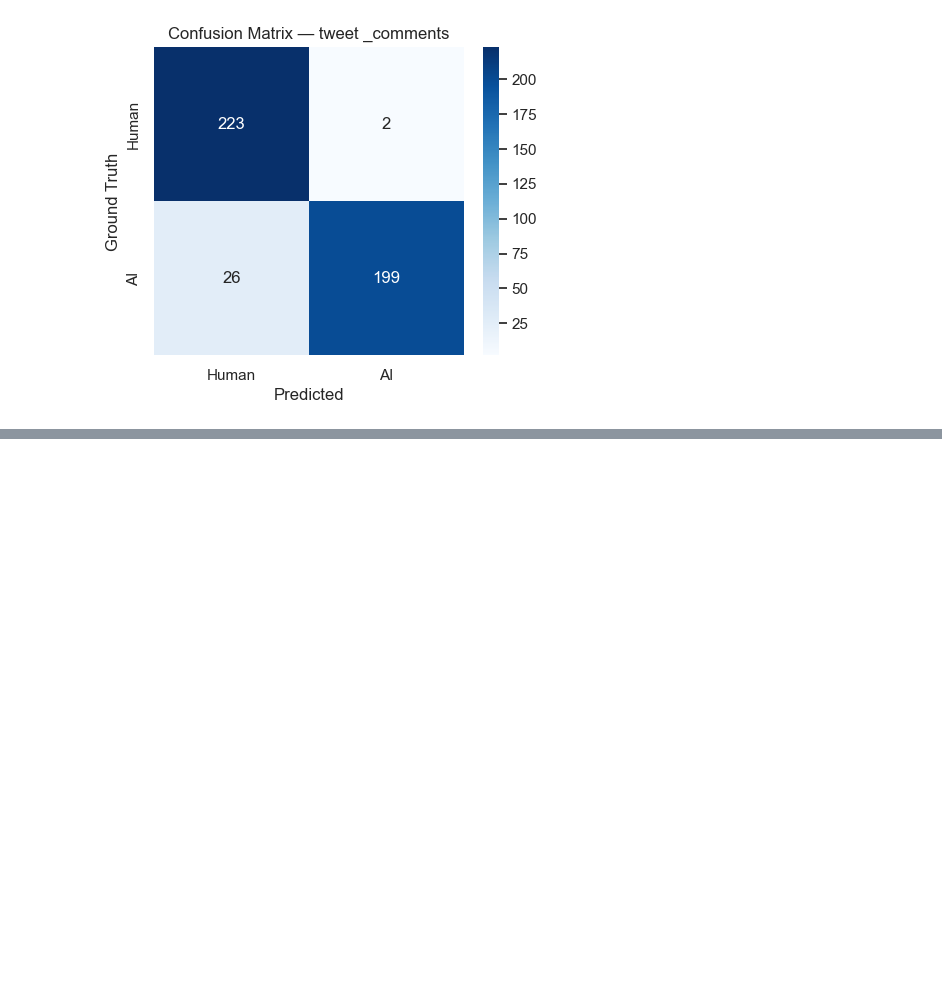
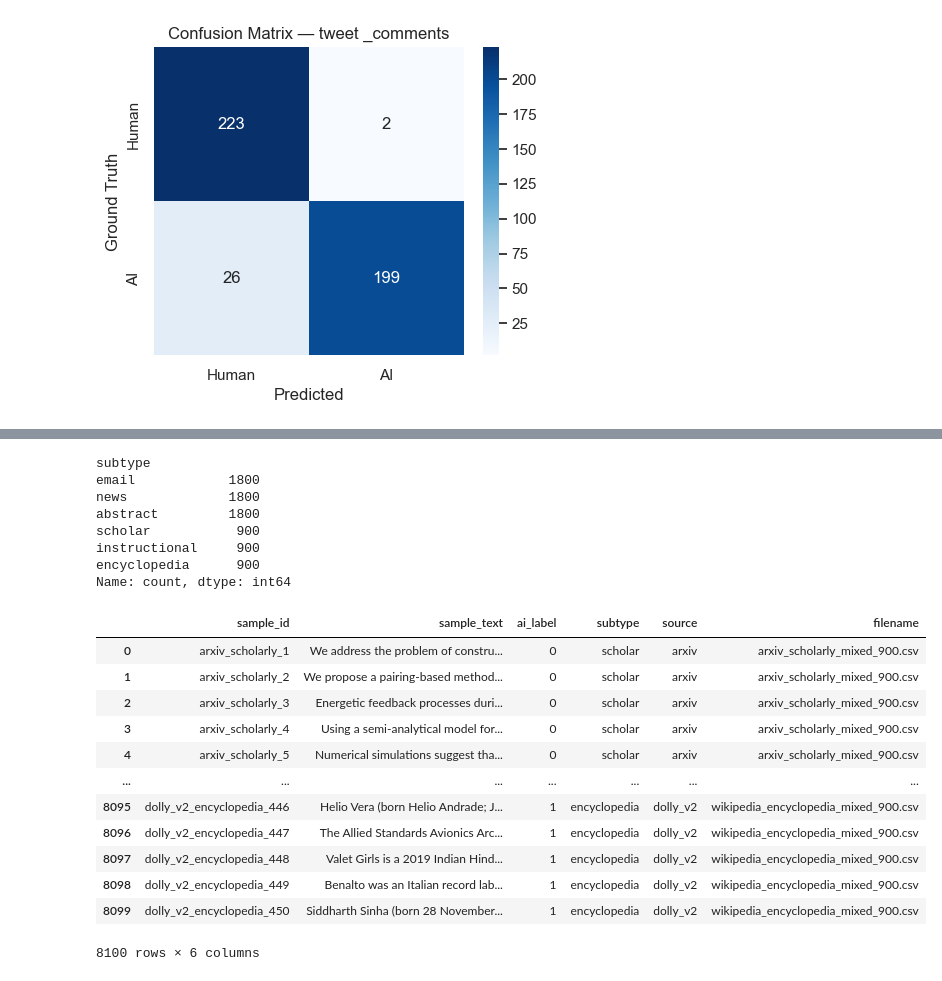
Before and after one commit to 4cekay/B101-Group2-NLP-Project, a Jupyter notebook: DetectorModel.ipynb, the cells around one changed output, grey strips where cells are left out. Drawn from its saved outputs; the diff is of its cells as text; code cells hidden in the pictures; blank space fills up the shorter version.

```diff
--- a/DetectorModel.ipynb
+++ b/DetectorModel.ipynb
@@ -1185,0 +1213,26 @@ for subtype, group in informal_external_eval_df.groupby('sub-type'):
+# %%
+formal_expanded_df = pd.read_csv("./dataset/full_set_metadata_expanded.csv")
+print(formal_expanded_df['subtype'].value_counts())
+formal_expanded_df
+# %% [output]
+subtype
+email            1800
+news             1800
+abstract         1800
+scholar           900
+instructional     900
+encyclopedia      900
+Name: count, dtype: int64
+|  | sample_id | sample_text | ai_label | subtype | source | filename |
+| 0 | arxiv_scholarly_1 | We address the problem of constru... | 0 | scholar | arxiv | arxiv_scholarly_mixed_900.csv |
+| 1 | arxiv_scholarly_2 | We propose a pairing-based method... | 0 | scholar | arxiv | arxiv_scholarly_mixed_900.csv |
+| 2 | arxiv_scholarly_3 | Energetic feedback processes duri... | 0 | scholar | arxiv | arxiv_scholarly_mixed_900.csv |
+| 3 | arxiv_scholarly_4 | Using a semi-analytical model for... | 0 | scholar | arxiv | arxiv_scholarly_mixed_900.csv |
+| 4 | arxiv_scholarly_5 | Numerical simulations suggest tha... | 0 | scholar | arxiv | arxiv_scholarly_mixed_900.csv |
+| ... | ... | ... | ... | ... | ... | ... |
+| 8095 | dolly_v2_encyclopedia_446 | Helio Vera (born Helio Andrade; J... | 1 | encyclopedia | dolly_v2 | wikipedia_encyclopedia_mixed_900.csv |
+| 8096 | dolly_v2_encyclopedia_447 | The Allied Standards Avionics Arc... | 1 | encyclopedia | dolly_v2 | wikipedia_encyclopedia_mixed_900.csv |
+| 8097 | dolly_v2_encyclopedia_448 | Valet Girls is a 2019 Indian Hind... | 1 | encyclopedia | dolly_v2 | wikipedia_encyclopedia_mixed_900.csv |
+| 8098 | dolly_v2_encyclopedia_449 | Benalto was an Italian record lab... | 1 | encyclopedia | dolly_v2 | wikipedia_encyclopedia_mixed_900.csv |
+| 8099 | dolly_v2_encyclopedia_450 | Siddharth Sinha (born 28 November... | 1 | encyclopedia | dolly_v2 | wikipedia_encyclopedia_mixed_900.csv |
+8100 rows × 6 columns
```
Also changed, not shown: parts of 20 cells of this notebook.
